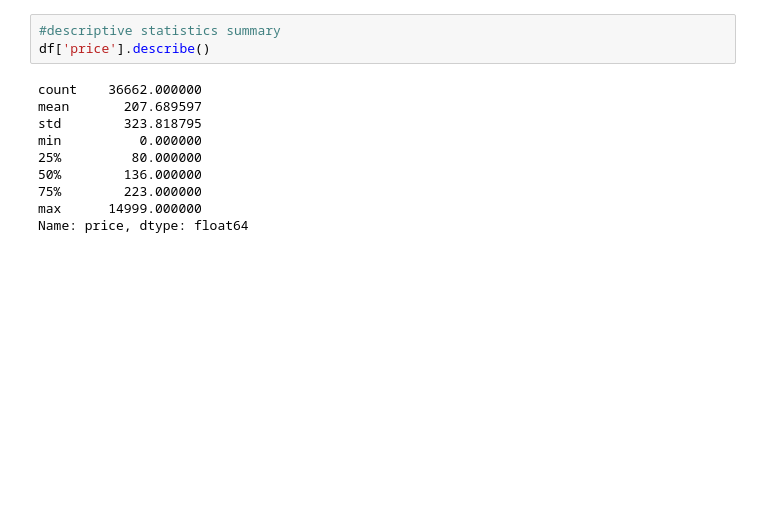
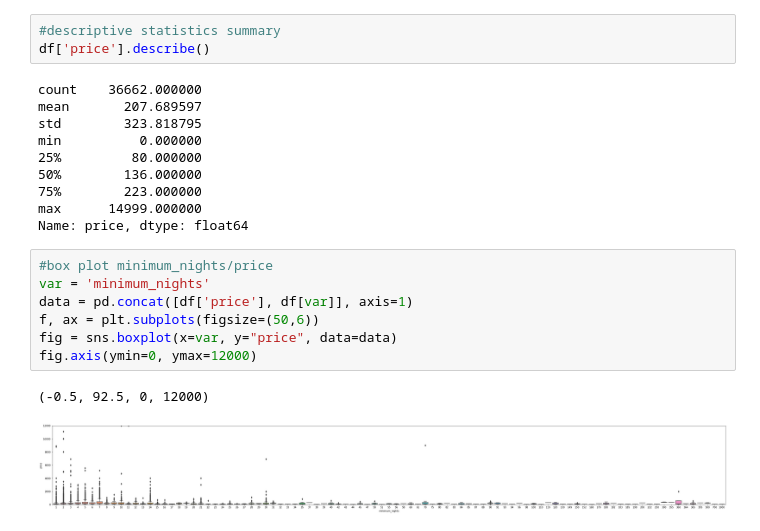
Before and after one commit to Chenjie-UTS/UTS_ML2019-ID12769194, a Jupyter notebook: A2_YanXu_13506199.ipynb, the cells around one changed output. Saved outputs shown, nothing was run; the diff lists cells and outputs as text; blank space fills up the shorter version.

```diff
--- a/A2_YanXu_13506199.ipynb
+++ b/A2_YanXu_13506199.ipynb
@@ -278,3 +278,13 @@ min          0.000000
 75%        223.000000
 max      14999.000000
 Name: price, dtype: float64
+# %%
+#box plot minimum_nights/price
+var = 'minimum_nights'
+data = pd.concat([df['price'], df[var]], axis=1)
+f, ax = plt.subplots(figsize=(50,6))
+fig = sns.boxplot(x=var, y="price", data=data)
+fig.axis(ymin=0, ymax=12000)
+# %% [output]
+(-0.5, 92.5, 0, 12000)
+[figure, added]
```
